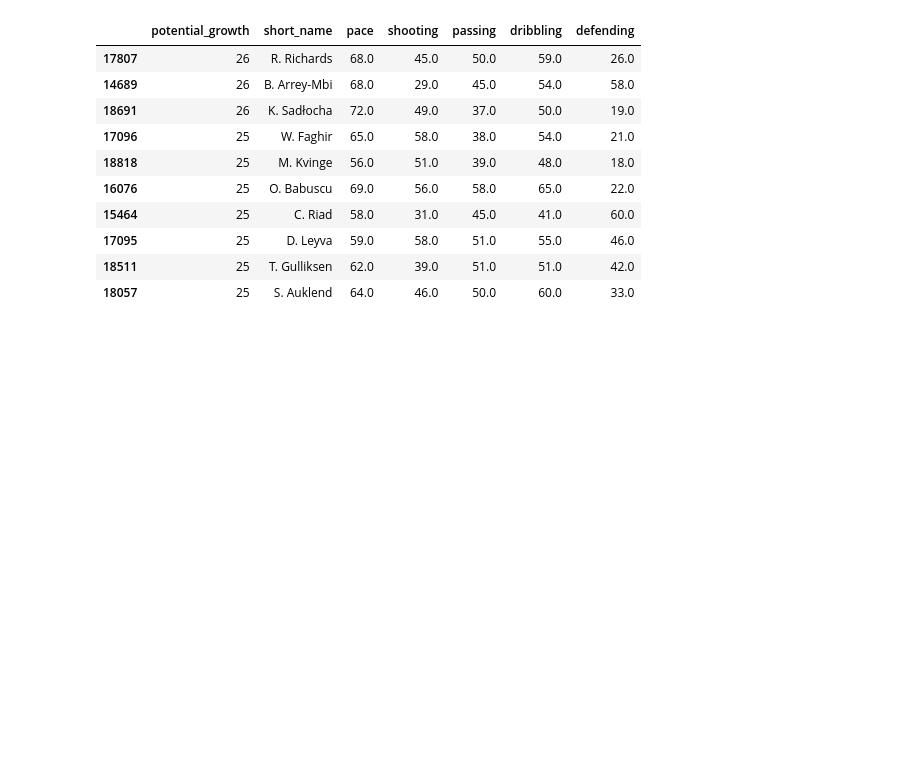
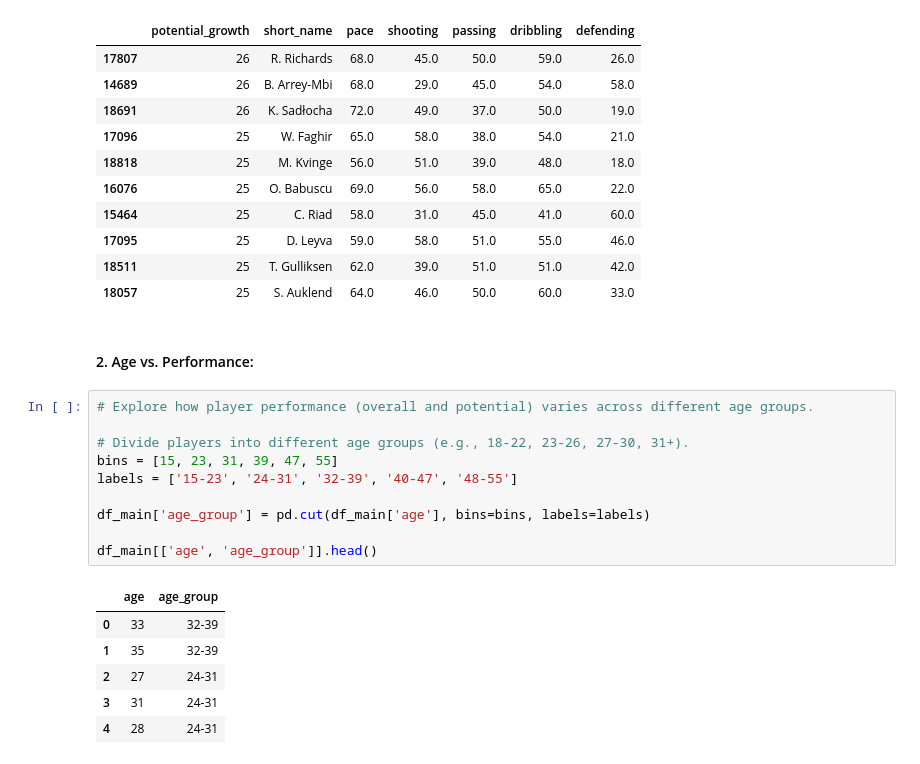
Before and after one commit to usmanumar97/FIFA21-EDA-Data-Analysis-Python, a Jupyter notebook: Fifa.ipynb, the cells around one changed output. Drawn from its saved outputs; the diff is of its cells as text; blank space fills up the shorter version.

```diff
--- a/Fifa.ipynb
+++ b/Fifa.ipynb
@@ -832,3 +817,22 @@ high_player_potential.head(10)
 | 17095 | 25 | D. Leyva | 59.0 | 58.0 | 51.0 | 55.0 | 46.0 |
 | 18511 | 25 | T. Gulliksen | 62.0 | 39.0 | 51.0 | 51.0 | 42.0 |
 | 18057 | 25 | S. Auklend | 64.0 | 46.0 | 50.0 | 60.0 | 33.0 |
+# %% [markdown]
+#### 2. Age vs. Performance:
+# %%
+# Explore how player performance (overall and potential) varies across different age groups.
+
+# Divide players into different age groups (e.g., 18-22, 23-26, 27-30, 31+).
+bins = [15, 23, 31, 39, 47, 55]
+labels = ['15-23', '24-31', '32-39', '40-47', '48-55']
+
+df_main['age_group'] = pd.cut(df_main['age'], bins=bins, labels=labels)
+
+df_main[['age', 'age_group']].head()
+# %% [output]
+|  | age | age_group |
+| 0 | 33 | 32-39 |
+| 1 | 35 | 32-39 |
+| 2 | 27 | 24-31 |
+| 3 | 31 | 24-31 |
+| 4 | 28 | 24-31 |
```
Also changed, not shown: parts of 7 cells of this notebook.
